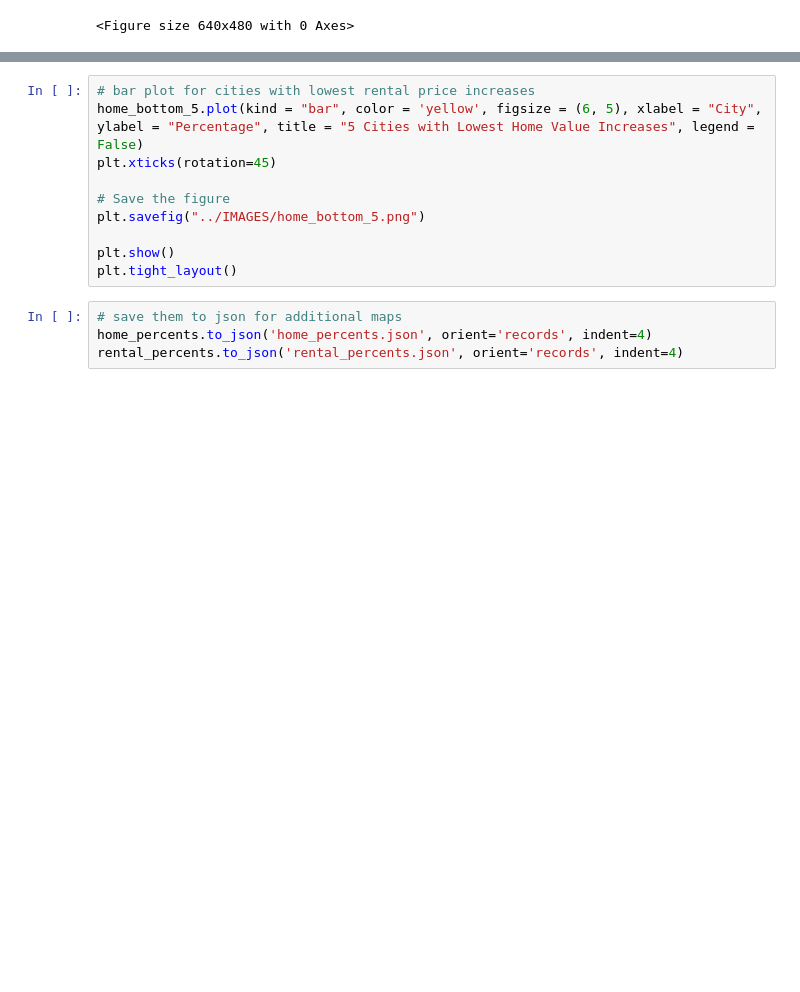
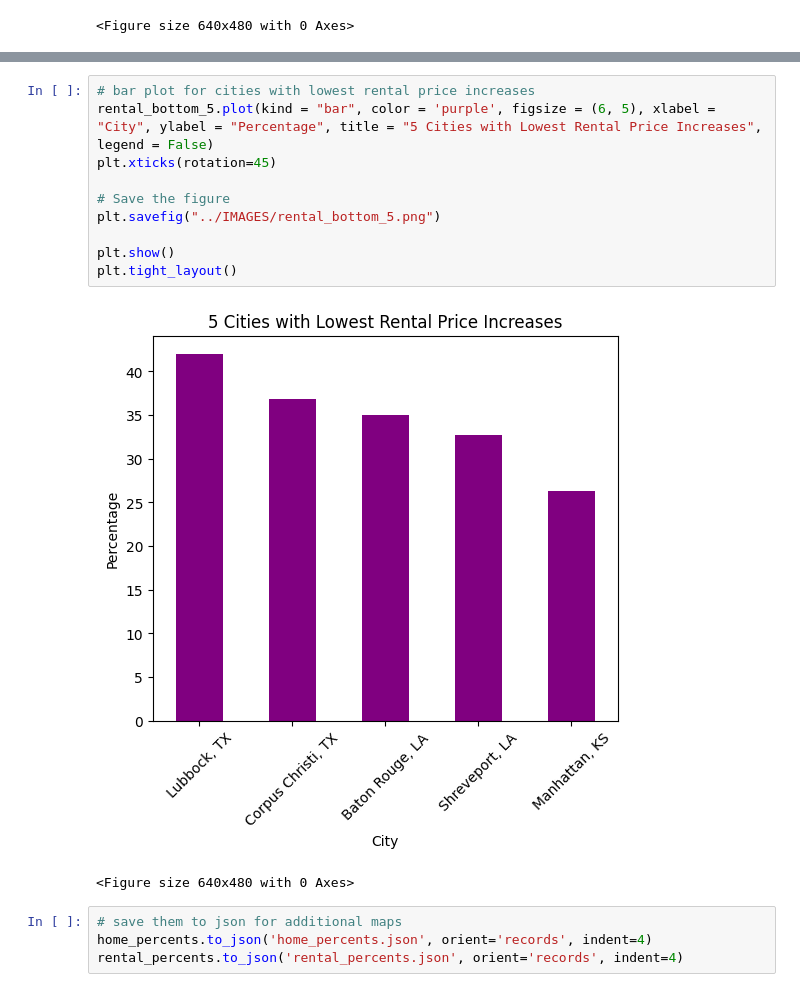
Before and after one commit to elgnol/RealEstate_Project_3, a Jupyter notebook: Analysis/Data_analysis_tatyana.ipynb, the cells around one changed output, grey strips where cells are left out. Drawn from its saved outputs; the diff is of its cells as text; blank space fills up the shorter version.

```diff
--- a/Analysis/Data_analysis_tatyana.ipynb
+++ b/Analysis/Data_analysis_tatyana.ipynb
@@ -518,13 +522,16 @@ rental_bottom_5
 # %%
 # bar plot for cities with lowest rental price increases
-home_bottom_5.plot(kind = "bar", color = 'yellow', figsize = (6, 5), xlabel = "City", ylabel = "Percentage", title = "5 Cities with Lowest Home Value Increases", legend = False)
+rental_bottom_5.plot(kind = "bar", color = 'purple', figsize = (6, 5), xlabel = "City", ylabel = "Percentage", title = "5 Cities with Lowest Rental Price Increases", legend = False)
 plt.xticks(rotation=45)
 
 # Save the figure
-plt.savefig("../IMAGES/home_bottom_5.png")
+plt.savefig("../IMAGES/rental_bottom_5.png")
 
 plt.show()
 plt.tight_layout()
+# %% [output]
+[figure, added]
+<Figure size 640x480 with 0 Axes>
 # %%
 # save them to json for additional maps
 home_percents.to_json('home_percents.json', orient='records', indent=4)
```
Also changed, not shown: parts of 25 cells of this notebook, 7 other files.
